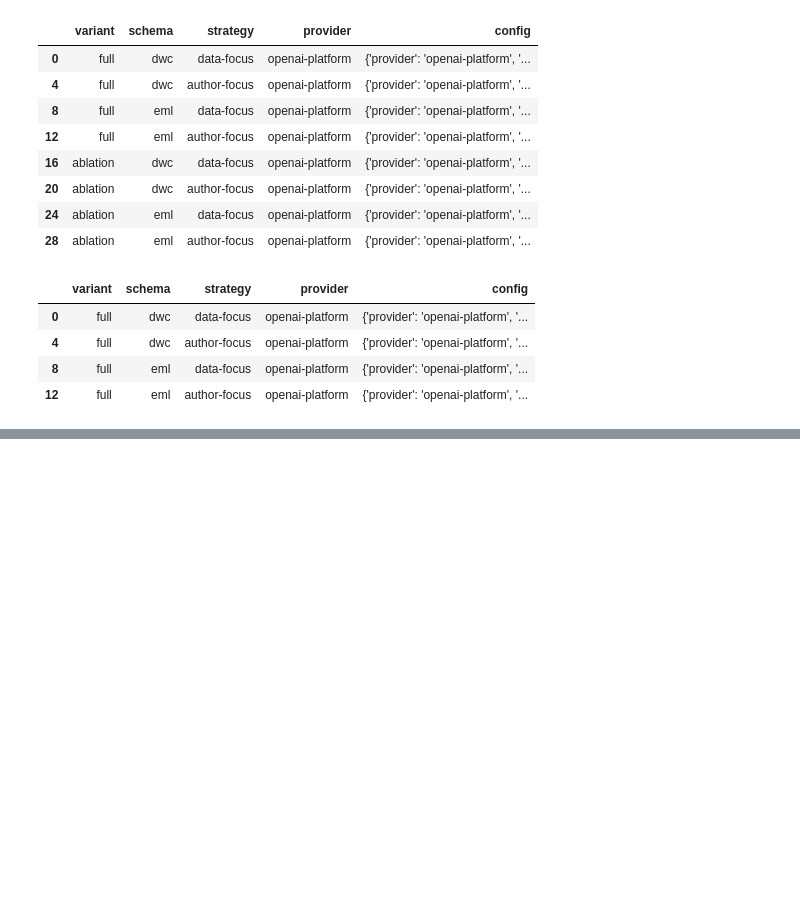
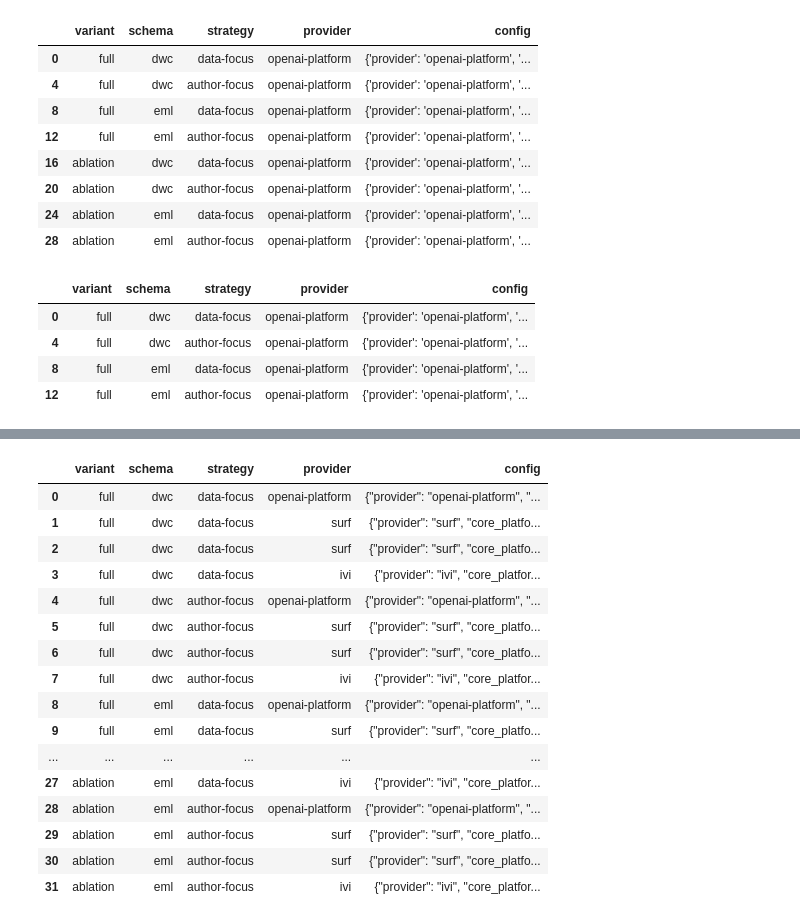
Before and after one commit to mitja-o/metadata-assistant, a Jupyter notebook: _demo/experiment-scenario-builder.ipynb, the cells around one changed output, grey strips where cells are left out. Saved outputs shown, nothing was run; the diff lists cells and outputs as text; code cells hidden in the pictures; blank space fills up the shorter version.

```diff
--- a/_demo/experiment-scenario-builder.ipynb
+++ b/_demo/experiment-scenario-builder.ipynb
@@ -116,0 +152,20 @@ scenarios_df.to_csv("experiment_scenarios.csv")
+# %%
+scenarios_df
+# %% [output]
+|  | variant | schema | strategy | provider | config |
+| 0 | full | dwc | data-focus | openai-platform | {"provider": "openai-platform", "... |
+| 1 | full | dwc | data-focus | surf | {"provider": "surf", "core_platfo... |
+| 2 | full | dwc | data-focus | surf | {"provider": "surf", "core_platfo... |
+| 3 | full | dwc | data-focus | ivi | {"provider": "ivi", "core_platfor... |
+| 4 | full | dwc | author-focus | openai-platform | {"provider": "openai-platform", "... |
+| 5 | full | dwc | author-focus | surf | {"provider": "surf", "core_platfo... |
+| 6 | full | dwc | author-focus | surf | {"provider": "surf", "core_platfo... |
+| 7 | full | dwc | author-focus | ivi | {"provider": "ivi", "core_platfor... |
+| 8 | full | eml | data-focus | openai-platform | {"provider": "openai-platform", "... |
+| 9 | full | eml | data-focus | surf | {"provider": "surf", "core_platfo... |
+| ... | ... | ... | ... | ... | ... |
+| 27 | ablation | eml | data-focus | ivi | {"provider": "ivi", "core_platfor... |
+| 28 | ablation | eml | author-focus | openai-platform | {"provider": "openai-platform", "... |
+| 29 | ablation | eml | author-focus | surf | {"provider": "surf", "core_platfo... |
+| 30 | ablation | eml | author-focus | surf | {"provider": "surf", "core_platfo... |
+| 31 | ablation | eml | author-focus | ivi | {"provider": "ivi", "core_platfor... |
```
Also changed, not shown: parts of 4 cells of this notebook, 13 other files.
